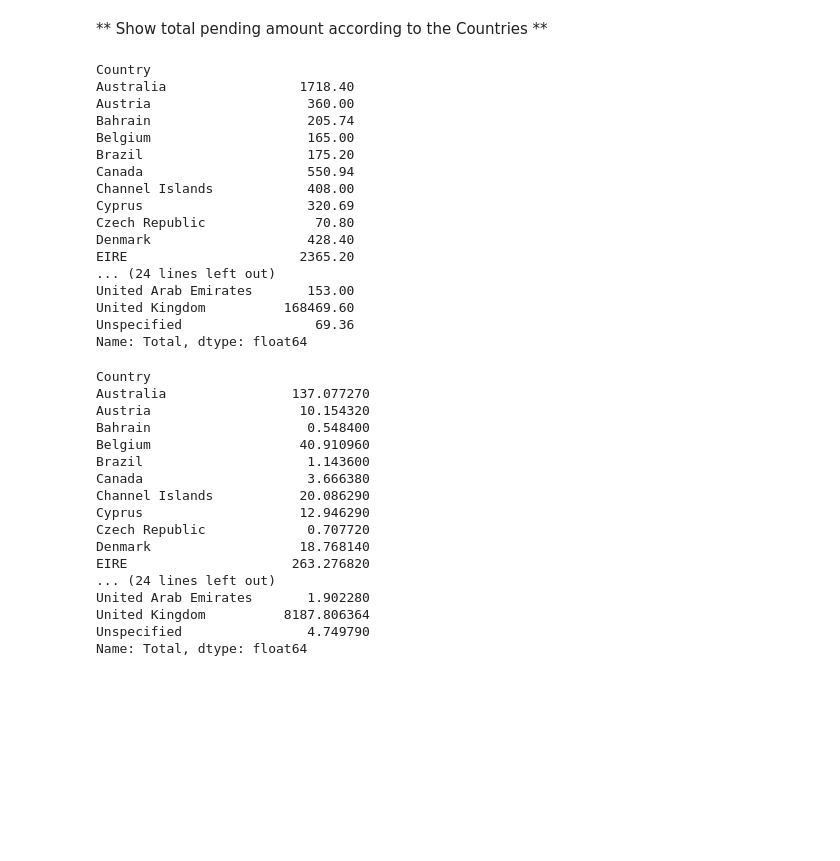
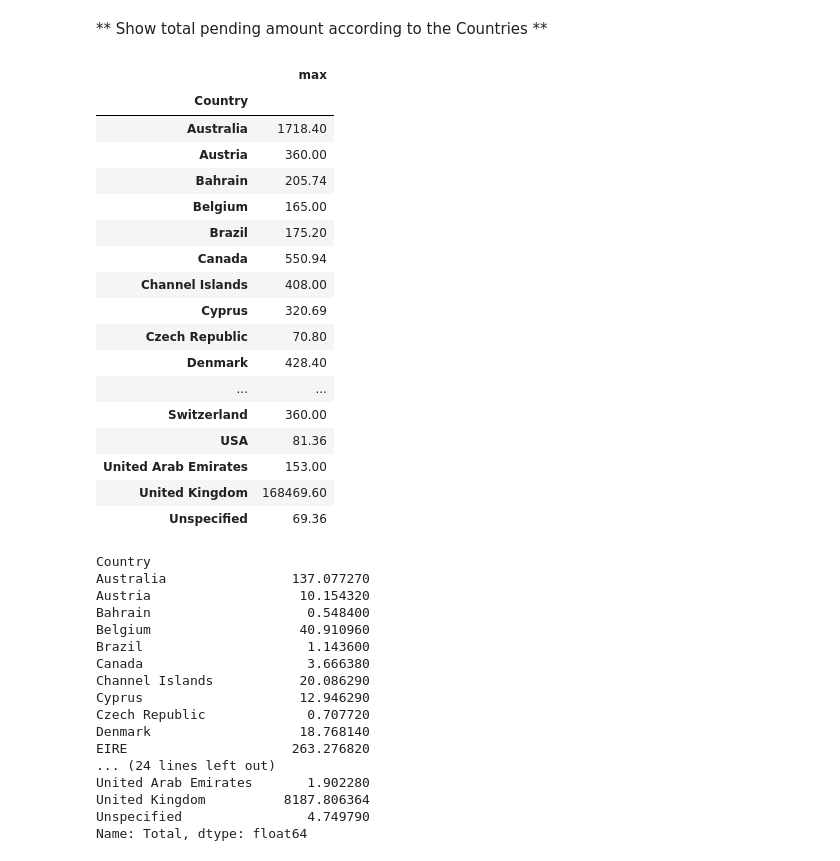
Before and after one commit to alikrkm/My-Documents, a Jupyter notebook: Assigment/Assignment-2-Student Ali Kirkim.ipynb, the cells around one changed output. Cells and saved outputs as stored; diff of their text form; code cells hidden in the pictures; blank space fills up the shorter version.

```diff
--- a/Assigment/Assignment-2-Student Ali Kirkim.ipynb
+++ b/Assigment/Assignment-2-Student Ali Kirkim.ipynb
@@ -209,28 +209,29 @@ Name: Total, Length: 541909, dtype: float64
 # %% [markdown]
 ** Show total pending amount according to the Countries **
 # %%
-ecom.loc[ecom.UnitPrice !=0].groupby('Country').Total.max()
+ecom.loc[ecom.UnitPrice !=0].groupby('Country').Total.agg([max])
 
 
 ###########################################################################################
 # %% [output]
-Country
-Australia                 1718.40
-Austria                    360.00
-Bahrain                    205.74
-Belgium                    165.00
-Brazil                     175.20
-Canada                     550.94
-Channel Islands            408.00
-Cyprus                     320.69
-Czech Republic              70.80
-Denmark                    428.40
-EIRE                      2365.20
-... (24 lines left out)
-United Arab Emirates       153.00
-United Kingdom          168469.60
-Unspecified                 69.36
-Name: Total, dtype: float64
+|  | max |
+| Country |  |
+| Australia | 1718.40 |
+| Austria | 360.00 |
+| Bahrain | 205.74 |
+| Belgium | 165.00 |
+| Brazil | 175.20 |
+| Canada | 550.94 |
+| Channel Islands | 408.00 |
+| Cyprus | 320.69 |
+| Czech Republic | 70.80 |
+| Denmark | 428.40 |
+| ... | ... |
+| Switzerland | 360.00 |
+| USA | 81.36 |
+| United Arab Emirates | 153.00 |
+| United Kingdom | 168469.60 |
+| Unspecified | 69.36 |
 # %%
 # %% [output]
 Country
```
Also changed, not shown: parts of 1 cell of this notebook, 3 other files.
